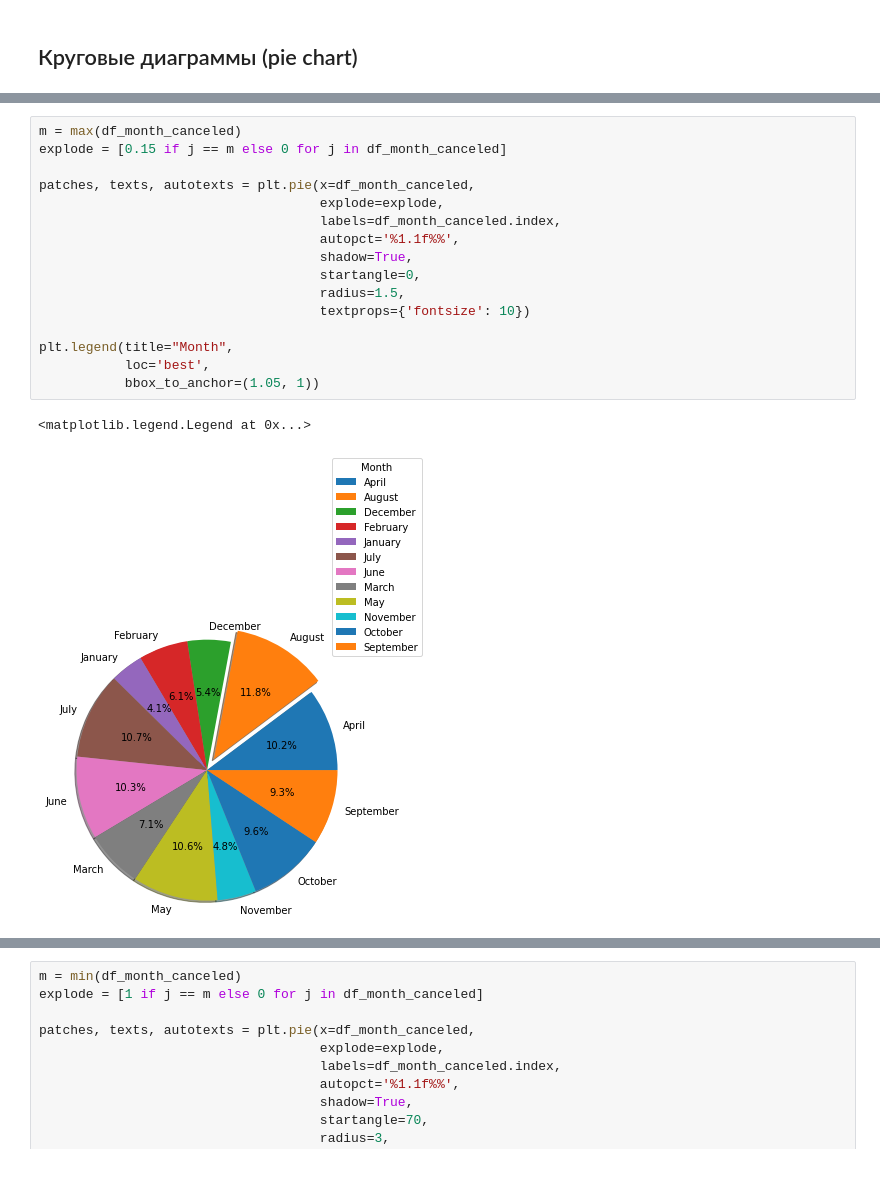
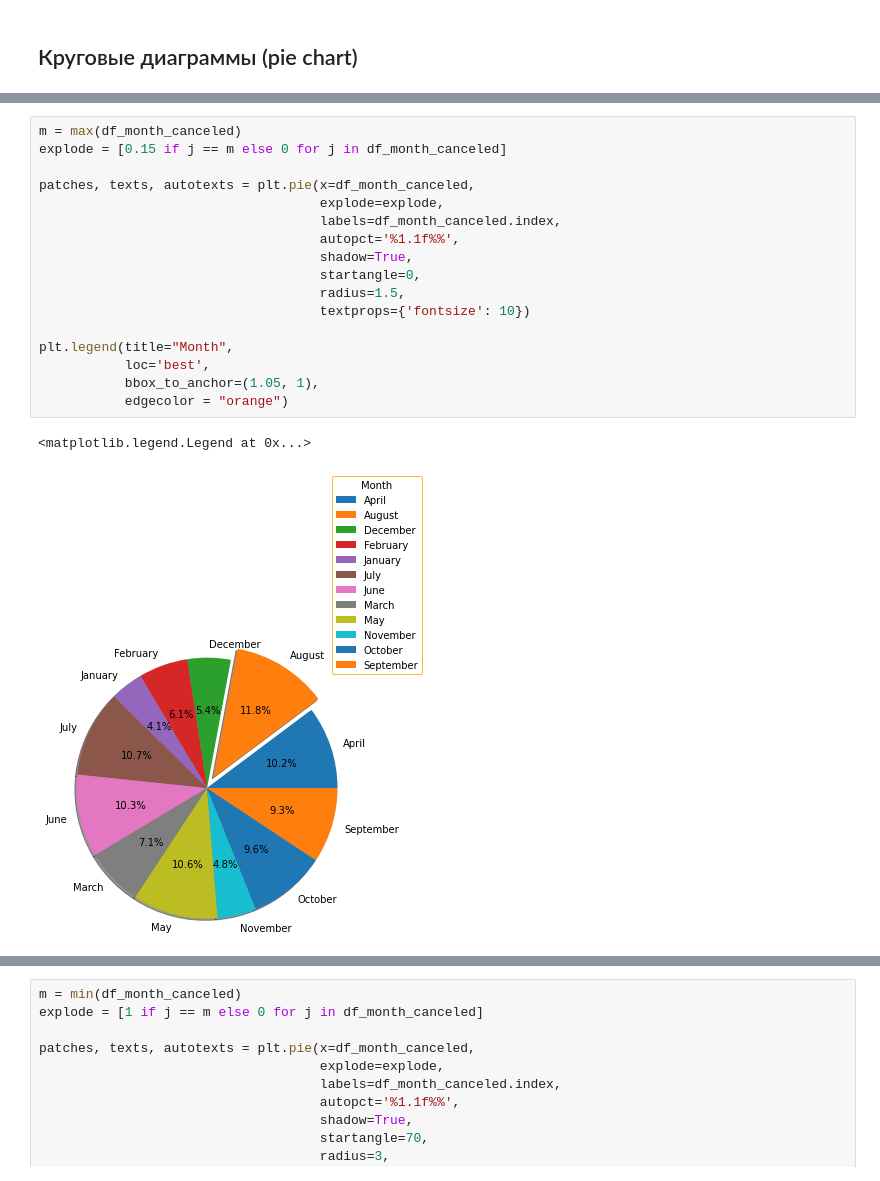
Before and after one commit to high-seeker/DS_HW, a Jupyter notebook: 09_matplotlib.ipynb, the cells around one changed output, grey strips where cells are left out. Drawn from its saved outputs; the diff is of its cells as text.

```diff
--- a/09_matplotlib.ipynb
+++ b/09_matplotlib.ipynb
@@ -408,22 +417,23 @@ Text(0, 0.5, 'nights (weekend)')
 # %%
 m = max(df_month_canceled)
 explode = [0.15 if j == m else 0 for j in df_month_canceled]
 
 patches, texts, autotexts = plt.pie(x=df_month_canceled,
                                     explode=explode,
                                     labels=df_month_canceled.index,
                                     autopct='%1.1f%%',
                                     shadow=True,
                                     startangle=0,
                                     radius=1.5,
                                     textprops={'fontsize': 10})
 
 plt.legend(title="Month",
            loc='best',
-           bbox_to_anchor=(1.05, 1))
+           bbox_to_anchor=(1.05, 1),
+           edgecolor = "orange")
 # %% [output]
 <matplotlib.legend.Legend at 0x...>
-[figure, old version]
+[figure, new version]
 # %% [markdown]
 ### ОО-стиль
 
```
Also changed, not shown: parts of 4 cells of this notebook.
